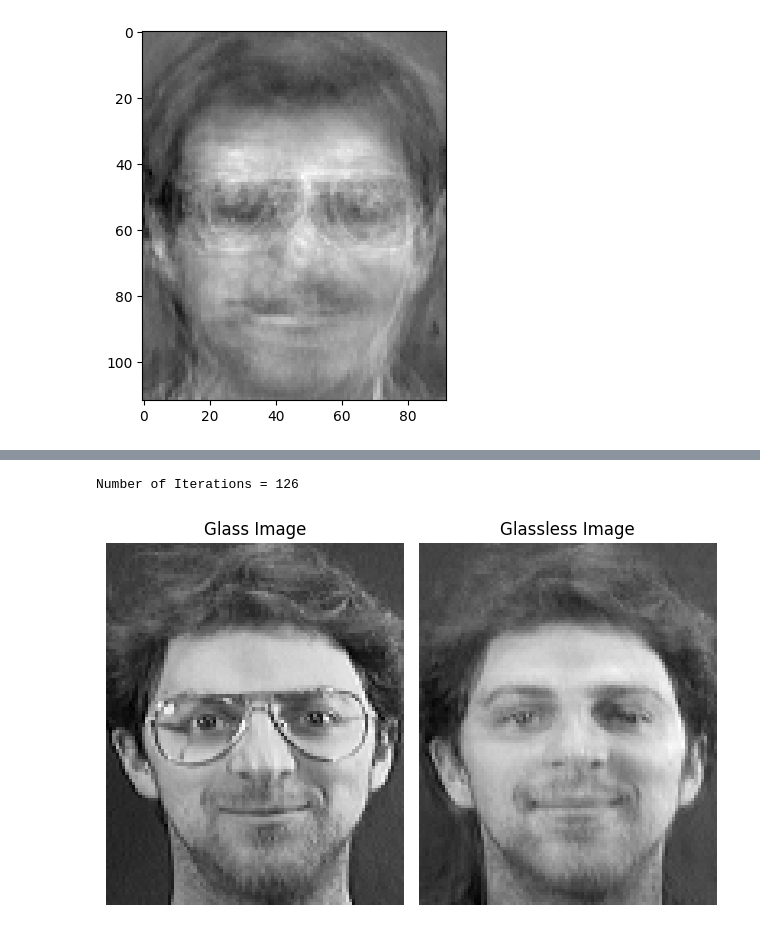
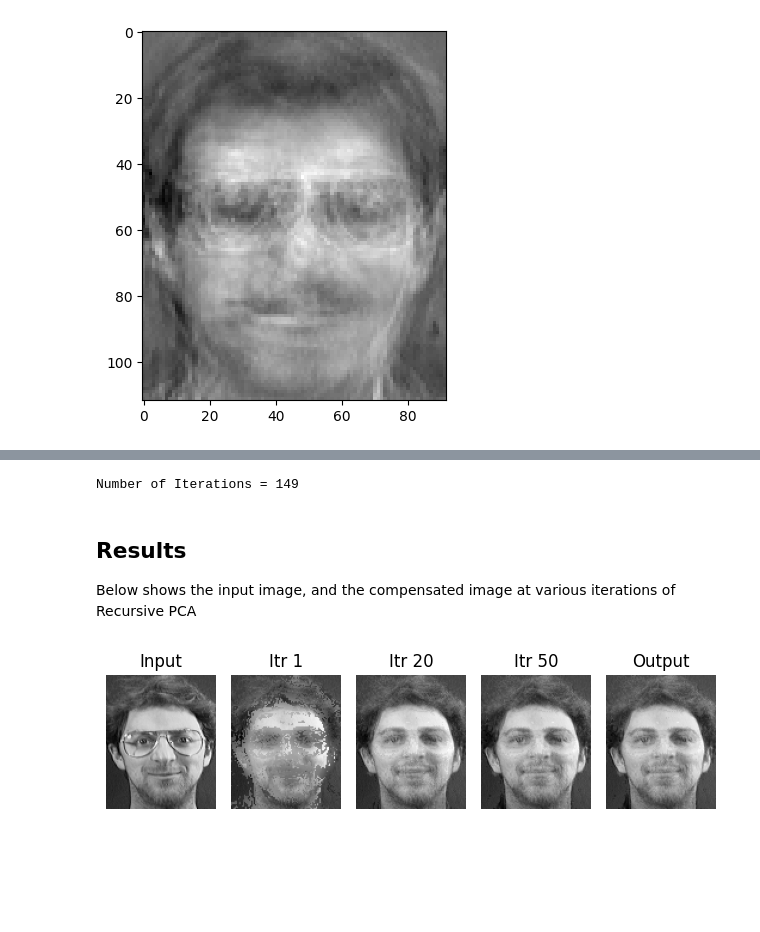
Before and after one commit to sebastian110203/COGS118BProject, a Jupyter notebook: Cogs118b_Project.ipynb, the cells around one changed output, grey strips where cells are left out. Drawn from its saved outputs; the diff is of its cells as text; code cells hidden in the pictures; blank space fills up the shorter version.

```diff
--- a/Cogs118b_Project.ipynb
+++ b/Cogs118b_Project.ipynb
@@ -266,14 +288,12 @@ def Reconstruct_Image(input_image, mean_face):
     return input_reconstructed.T
 
 # Replace input image with high difference with replacing_image
-def Compensate_Image(input_image, replacing_image, difference_image, lower_threshold, higher_threshold):
+def Compensate_Image(input_image, replacing_image, difference_image, lower_threshold):
     compensated_image = np.zeros((input_image.shape[0], input_image.shape[1]))
     for i in range(difference_image.shape[0]):
         for j in range(difference_image.shape[1]):
-            if (difference_image[i][j] >= higher_threshold):
+            if (difference_image[i][j] >= lower_threshold):
                 compensated_image[i][j] = replacing_image[i][j]
-            elif (difference_image[i][j] > lower_threshold and difference_image[i][j] < higher_threshold):
-                compensated_image[i][j] = replacing_image[i][j] # change to use some linear combination of input image and replacing image
             else:
                 compensated_image[i][j] = glass_image.reshape(112, 92)[i][j]
     return compensated_image.reshape(112*92, 1)
@@ -292,9 +312,9 @@ def Recursive_PCA(input_image, difference_stopping_condition):
     # First iteration
     reconstructed_image = Reconstruct_Image(input_image, mean_face) # Reconstruct input_image
     difference_image = np.abs(input_image.reshape(112 * 92, 1) - reconstructed_image)
-    lower_threshold, higher_threshold = Find_Thresholds(difference_image.T) # Obtain lower and higher thresholds from difference image
-    compensated_image = Compensate_Image(input_image.reshape(112, 92), mean_face.reshape(112, 92), difference_image.reshape(112, 92), lower_threshold, higher_threshold)
-    compensated_images.append(reconstructed_image.reshape(112, 92))
+    threshold = Find_Thresholds(difference_image.T) # Obtain lower and higher thresholds from difference image
+    compensated_image = Compensate_Image(input_image.reshape(112, 92), mean_face.reshape(112, 92), difference_image.reshape(112, 92), threshold)
+    compensated_images.append(compensated_image.reshape(112, 92))
 
     # Subsequent Iterations
     difference = np.abs(compensated_image - input_image)
@@ -302,49 +322,65 @@ def Recursive_PCA(input_image, difference_stopping_condition):
         difference_image_prev = difference_image
         reconstructed_image = Reconstruct_Image(compensated_image, mean_face)
         difference_image = np.abs(input_image.reshape(112 * 92, 1) - reconstructed_image)
-        lower_threshold, higher_threshold = Find_Thresholds(difference_image.T)
-        compensated_image = Compensate_Image(input_image.reshape(112, 92), reconstructed_image.reshape(112, 92), difference_image.reshape(112, 92), lower_threshold, higher_threshold)
-        compensated_images.append(reconstructed_image.reshape(112, 92))
+        threshold = Find_Thresholds(difference_image.T)
+        compensated_image = Compensate_Image(input_image.reshape(112, 92), reconstructed_image.reshape(112, 92), difference_image.reshape(112, 92), threshold)
+        compensated_images.append(compensated_image.reshape(112, 92))
         difference = np.abs(difference_image_prev - difference_image)
 
     return compensated_images
 
+# Calculate Lower and Higher Thresholds
 def Find_Thresholds(difference_image):
     difference_vals = difference_image[0][0:]
     difference_vals_sorted = sorted(difference_vals)
     max_difference_index1 = 0
-    max_difference_index2 = 0
     max_difference = 0
 
     for i in range(len(difference_vals)-1):
         difference = abs(difference_vals[i] - difference_vals[i+1])
         if (max(difference, max_difference) == difference):
             max_difference_index1 = i
-            max_difference_index2 = i+1
+
     lower_difference = np.array(difference_vals_sorted[0:max_difference_index1+1])
-    higher_difference = np.array(difference_vals_sorted[max_difference_index2:])
-    lower_threshold = np.mean(lower_difference)
-    higher_threshold = np.mean(higher_difference)
-    return lower_threshold, higher_threshold
+    threshold = np.mean(lower_difference)
+    return threshold
 
 glass_image = images[6][3]
 glass_image = glass_image.reshape(112 * 92, 1)
-reconstructed_images = Recursive_PCA(glass_image, 1e-10)
-print("Number of Iterations =", len(reconstructed_images))
+compensated_images = Recursive_PCA(glass_image, 1e-10)
+print("Number of Iterations =", len(compensated_images))
 # %% [output]
-Number of Iterations = 126
+Number of Iterations = 149
+# %% [markdown]
+## Results
+Below shows the input image, and the compensated image at various iterations of Recursive PCA
 # %%
-plt.subplot(1, 2, 1)
+plt.subplot(1, 5, 1)
 plt.imshow(glass_image.reshape(112, 92), cmap='gray')
-plt.title("Glass Image")
+plt.title("Input")
 plt.axis('off')
 
-plt.subplot(1, 2, 2)
-plt.imshow(reconstructed_images[-1], cmap='gray')
-plt.title("Glassless Image")
+plt.subplot(1, 5, 2)
+plt.imshow(compensated_images[0], cmap='gray')
+plt.title("Itr 1")
+plt.axis('off')
+
+plt.subplot(1, 5, 3)
+plt.imshow(compensated_images[19], cmap='gray')
+plt.title("Itr 20")
+plt.axis('off')
+
+plt.subplot(1, 5, 4)
+plt.imshow(compensated_images[49], cmap='gray')
+plt.title("Itr 50")
+plt.axis('off')
+
+plt.subplot(1, 5, 5)
+plt.imshow(compensated_images[-1], cmap='gray')
+plt.title("Output")
 plt.axis('off')
 
 plt.tight_layout()
 plt.show()
 # %% [output]
-[figure, old version]
+[figure, new version]
```
Also changed, not shown: parts of 15 cells of this notebook.
